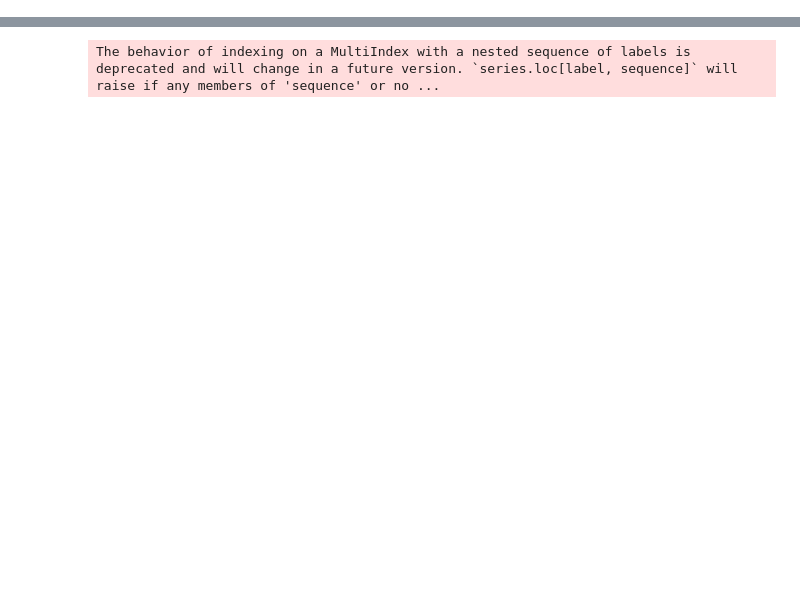
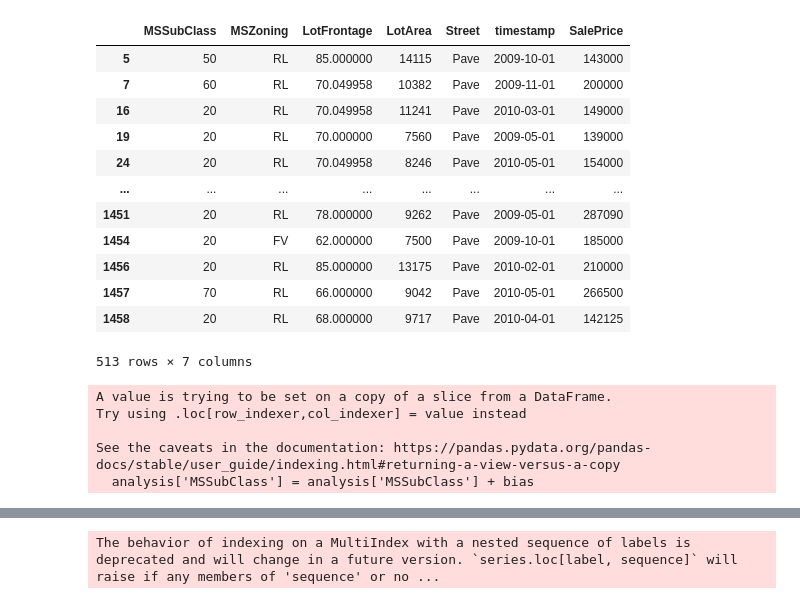
Before and after one commit to joicepreuss/mlops-nova-project, a Jupyter notebook: notebooks/data_check.ipynb, the cells around one changed output, grey strips where cells are left out. Drawn from its saved outputs; the diff is of its cells as text; code cells hidden in the pictures; blank space fills up the shorter version.

```diff
--- a/notebooks/data_check.ipynb
+++ b/notebooks/data_check.ipynb
@@ -67,5 +48,2 @@ def filter_rows_by_years(df, years, months=None):
 # %%
 df = df[["MSSubClass","MSZoning","LotFrontage","LotArea", "Street","timestamp","SalePrice"]]
-# %%
-median_sale_price = df["SalePrice"].median()
-df['binarized'] = df["SalePrice"].apply(lambda x: 1 if x > median_sale_price else 0)
@@ -88,3 +50,6 @@ df
+# %%
+mean_value = df['LotFrontage'].mean()
+df= df.fillna(mean_value)
 # %%
 reference = filter_rows_by_years(df, [2007, 2008])
 analysis = filter_rows_by_years(df, [2009, 2010])
@@ -100,2 +55,0 @@ See the caveats in the documentation: https://pandas.pydata.org/pandas-docs/stab
-# %%
-analysis["proba_pred"] = scaler.transform(X=np.array(analysis["SalePrice"]).reshape(-1,1))
@@ -106,0 +70,24 @@ See the caveats in the documentation: https://pandas.pydata.org/pandas-docs/stab
+# %%
+analysis
+# %% [output]
+|  | MSSubClass | MSZoning | LotFrontage | LotArea | Street | timestamp | SalePrice |
+| 5 | 50 | RL | 85.000000 | 14115 | Pave | 2009-10-01 | 143000 |
+| 7 | 60 | RL | 70.049958 | 10382 | Pave | 2009-11-01 | 200000 |
+| 16 | 20 | RL | 70.049958 | 11241 | Pave | 2010-03-01 | 149000 |
+| 19 | 20 | RL | 70.000000 | 7560 | Pave | 2009-05-01 | 139000 |
+| 24 | 20 | RL | 70.049958 | 8246 | Pave | 2010-05-01 | 154000 |
+| ... | ... | ... | ... | ... | ... | ... | ... |
+| 1451 | 20 | RL | 78.000000 | 9262 | Pave | 2009-05-01 | 287090 |
+| 1454 | 20 | FV | 62.000000 | 7500 | Pave | 2009-10-01 | 185000 |
+| 1456 | 20 | RL | 85.000000 | 13175 | Pave | 2010-02-01 | 210000 |
+| 1457 | 70 | RL | 66.000000 | 9042 | Pave | 2010-05-01 | 266500 |
+| 1458 | 20 | RL | 68.000000 | 9717 | Pave | 2010-04-01 | 142125 |
+513 rows × 7 columns
+# %%
+analysis['MSSubClass'] = analysis['MSSubClass'] + bias
+# %% [output]
+A value is trying to be set on a copy of a slice from a DataFrame.
+Try using .loc[row_indexer,col_indexer] = value instead
+
+See the caveats in the documentation: https://pandas.pydata.org/pandas-docs/stable/user_guide/indexing.html#returning-a-view-versus-a-copy
+  analysis['MSSubClass'] = analysis['MSSubClass'] + bias
```
Also changed, not shown: parts of 22 cells of this notebook, 2 other files.
